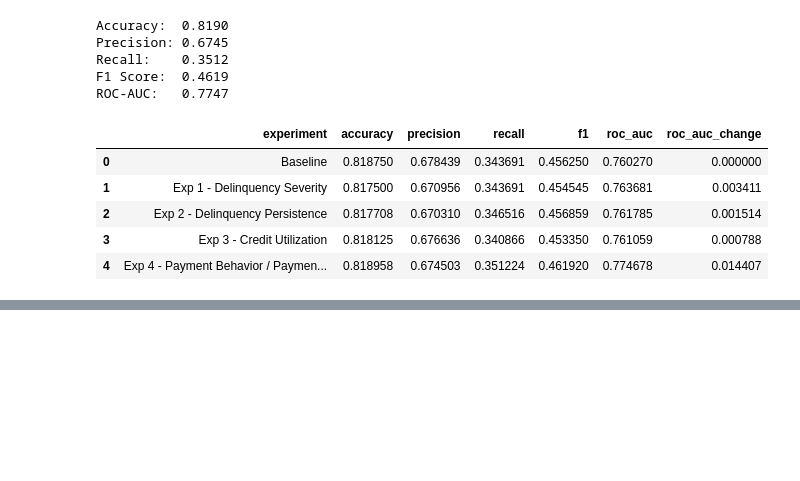
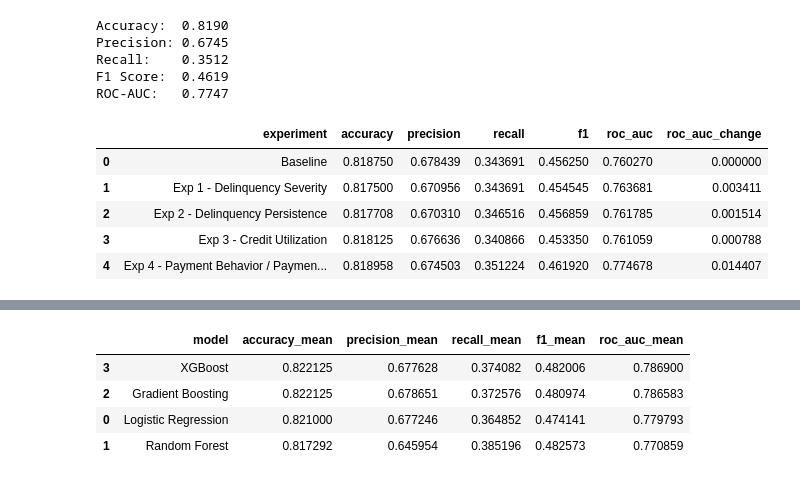
Before and after one commit to AAteddy/Credit-Guard, a Jupyter notebook: notebooks/baseline_model.ipynb, the cells around one changed output, grey strips where cells are left out. Cells and saved outputs as stored; diff of their text form; code cells hidden in the pictures; blank space fills up the shorter version.

```diff
--- a/notebooks/baseline_model.ipynb
+++ b/notebooks/baseline_model.ipynb
@@ -2652,0 +4764,16 @@ results
+# %%
+xgb_results = {
+    "model": "XGBoost",
+    "accuracy_mean": xgb_cv["test_accuracy"].mean(),
+    "accuracy_std": xgb_cv["test_accuracy"].std(),
+    "precision_mean": xgb_cv["test_precision"].mean(),
+    "precision_std": xgb_cv["test_precision"].std(),
+    "recall_mean": xgb_cv["test_recall"].mean(),
+    "recall_std": xgb_cv["test_recall"].std(),
+    "f1_mean": xgb_cv["test_f1"].mean(),
+    "f1_std": xgb_cv["test_f1"].std(),
+    "roc_auc_mean": xgb_cv["test_roc_auc"].mean(),
+    "roc_auc_std": xgb_cv["test_roc_auc"].std(),
+}
+
+xgb_results
@@ -2652,0 +4794,46 @@ results
+# %%
+model_comparison = pd.DataFrame([
+    {
+        "model": "Logistic Regression",
+        "accuracy_mean": 0.821000,
+        "precision_mean": 0.677246,
+        "recall_mean": 0.364852,
+        "f1_mean": 0.474141,
+        "roc_auc_mean": 0.779793,
+    },
+    {
+        "model": "Random Forest",
+        "accuracy_mean": 0.817292,
+        "precision_mean": 0.645954,
+        "recall_mean": 0.385196,
+        "f1_mean": 0.482573,
+        "roc_auc_mean": 0.770859,
+    },
+    {
+        "model": "Gradient Boosting",
+        "accuracy_mean": gradient_boosting_results["accuracy_mean"],
+        "precision_mean": gradient_boosting_results["precision_mean"],
+        "recall_mean": gradient_boosting_results["recall_mean"],
+        "f1_mean": gradient_boosting_results["f1_mean"],
+        "roc_auc_mean": gradient_boosting_results["roc_auc_mean"],
+    },
+    {
+        "model": "XGBoost",
+        "accuracy_mean": xgb_results["accuracy_mean"],
+        "precision_mean": xgb_results["precision_mean"],
+        "recall_mean": xgb_results["recall_mean"],
+        "f1_mean": xgb_results["f1_mean"],
+        "roc_auc_mean": xgb_results["roc_auc_mean"],
+    }
+])
+
+model_comparison.sort_values(
+    "roc_auc_mean",
+    ascending=False
+)
+# %% [output]
+|  | model | accuracy_mean | precision_mean | recall_mean | f1_mean | roc_auc_mean |
+| 3 | XGBoost | 0.822125 | 0.677628 | 0.374082 | 0.482006 | 0.786900 |
+| 2 | Gradient Boosting | 0.822125 | 0.678651 | 0.372576 | 0.480974 | 0.786583 |
+| 0 | Logistic Regression | 0.821000 | 0.677246 | 0.364852 | 0.474141 | 0.779793 |
+| 1 | Random Forest | 0.817292 | 0.645954 | 0.385196 | 0.482573 | 0.770859 |
```
Also changed, not shown: parts of 234 cells of this notebook, 2 other files.
